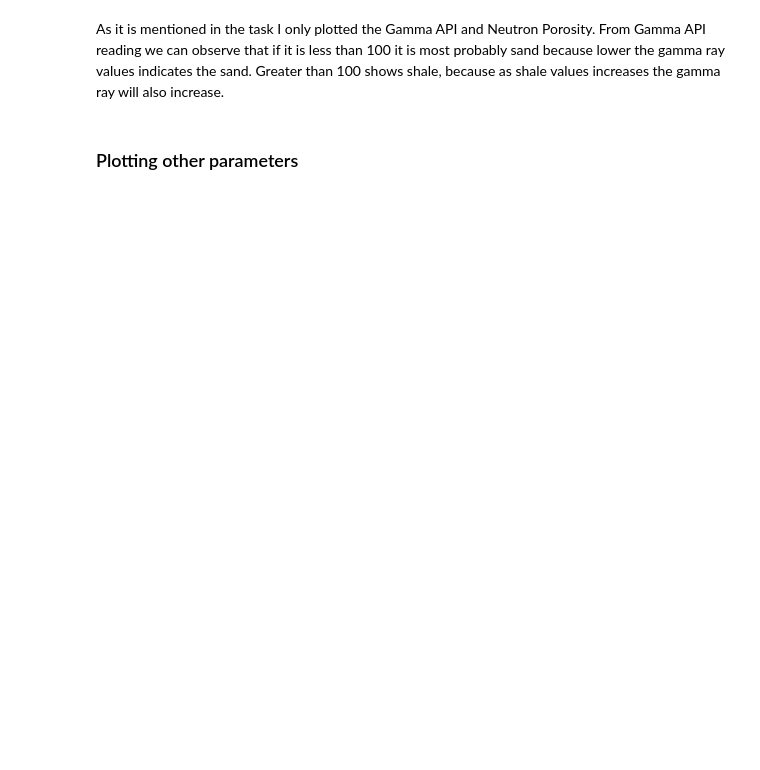
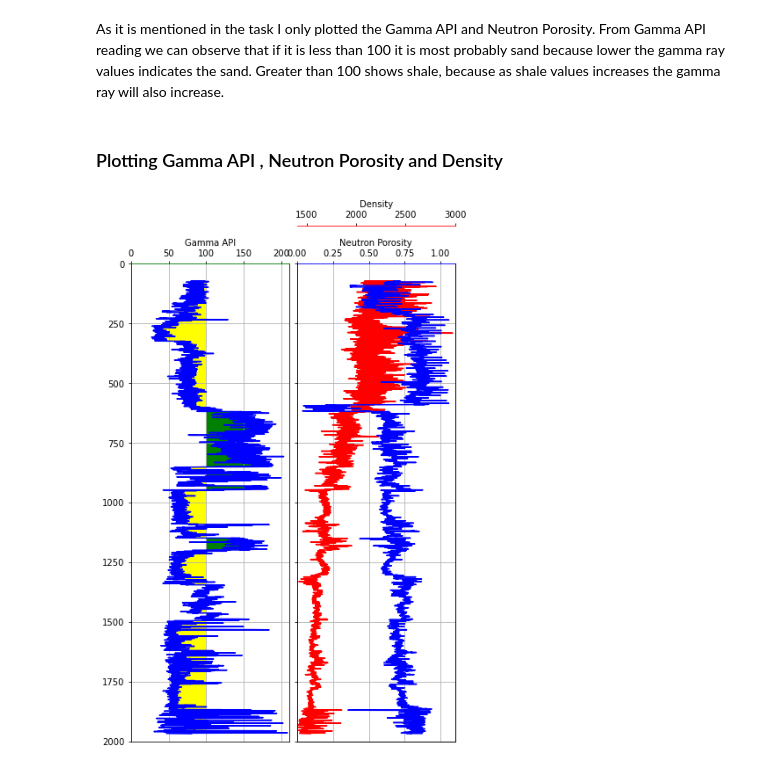
Before and after one commit to aliyusifov99/Well-Log-Data-Analysis, a Jupyter notebook: final_notebook.ipynb, the cells around one changed output. Saved outputs shown, nothing was run; the diff lists cells and outputs as text; code cells hidden in the pictures; blank space fills up the shorter version.

Commit message:
Visualization

```diff
--- a/eda.ipynb
+++ b/final_notebook.ipynb
@@ -304,4 +306,58 @@ fig.subplots_adjust(wspace = 0.05)
 # %% [markdown]
 As it is mentioned in the task I only plotted the Gamma API and Neutron Porosity. From Gamma API reading we can observe that if it is less than 100 it is most probably sand because lower the gamma ray values indicates the sand. Greater than 100 shows shale, because as shale values increases the gamma ray will also increase.
-# %% [markdown]
-### Plotting other parameters
+# %% [markdown]
+### Plotting Gamma API , Neutron Porosity and Density
+# %%
+fig, axes = plt.subplots(figsize=(10,10))
+
+curve_names = ['Gamma API', 'Neutron Porosity', 'Density']
+
+
+#Set up the plot axes
+ax1 = plt.subplot2grid((1,3), (0,0), rowspan=1, colspan = 1)
+ax2 = plt.subplot2grid((1,3), (0,1), rowspan=1, colspan = 1)
+ax3=ax2.twiny()
+
+
+#Set up the Gamma ray log
+ax1.plot("Gamma API", "DEPTH", data = las_df, color = "blue")
+ax1.fill_betweenx(las_df['DEPTH'], 100, las_df['Gamma API'], where=las_df['Gamma API']<=100, facecolor='yellow')
+ax1.fill_betweenx(las_df['DEPTH'], las_df['Gamma API'], 100, where=las_df['Gamma API']>=100, facecolor='green')
+ax1.set_xlim(0, 210)
+ax1.spines['top'].set_edgecolor('green')
+
+
+#Set up the Neutron porosity log
+ax2.plot("Neutron Porosity", "DEPTH", data = las_df, color = "red")
+ax2.set_xlim(0, 1.10)
+ax2.spines['top'].set_edgecolor('blue')
+
+
+#Set up the density
+ax3.plot("RHOB", "DEPTH", data = las_df, color = "blue")
+ax3.set_xlim(1400, 3000)
+ax3.spines['top'].set_edgecolor('red')
+
+
+#Set up elements between the subplots
+for i, ax in enumerate(fig.axes):
+    ax.set_ylim(2000, 0) # Depth range
+
+    ax.xaxis.set_ticks_position("top")
+    ax.xaxis.set_label_position("top")
+    ax.set_xlabel(curve_names[i])
+
+    if i == 2:
+        ax.spines["top"].set_position(("axes", 1.08))
+    else:
+        ax.grid()
+
+
+#Hide tick labels on the y-axis
+for ax in [ax2, ax3]:
+    plt.setp(ax.get_yticklabels(), visible = False)
+
+#Reduce the space between each subplot
+fig.subplots_adjust(wspace = 0.05)
+# %% [output]
+[figure, added]
```
Also changed, not shown: parts of 6 cells of this notebook.
